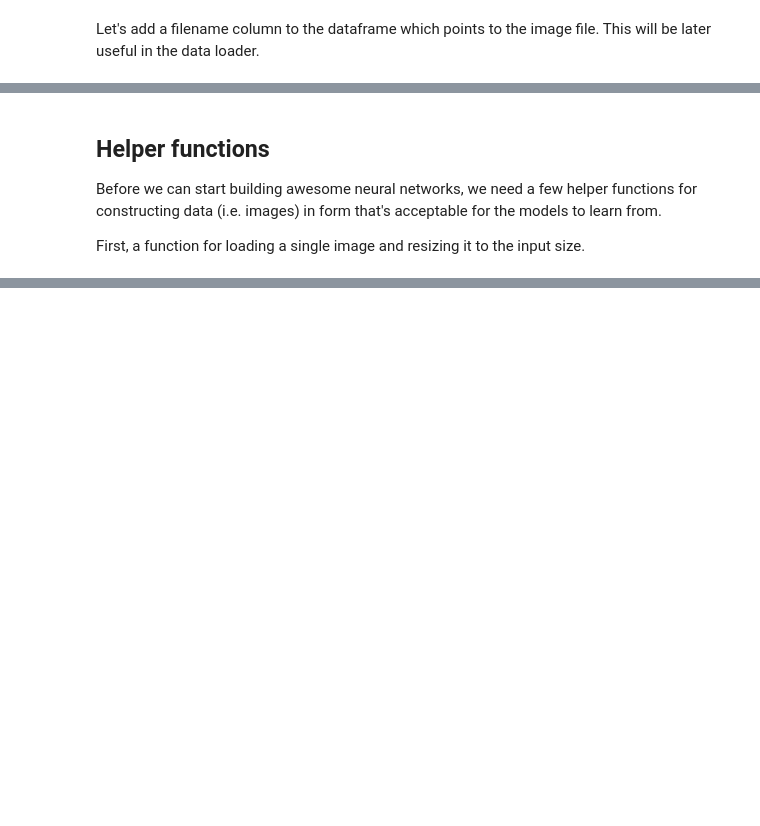
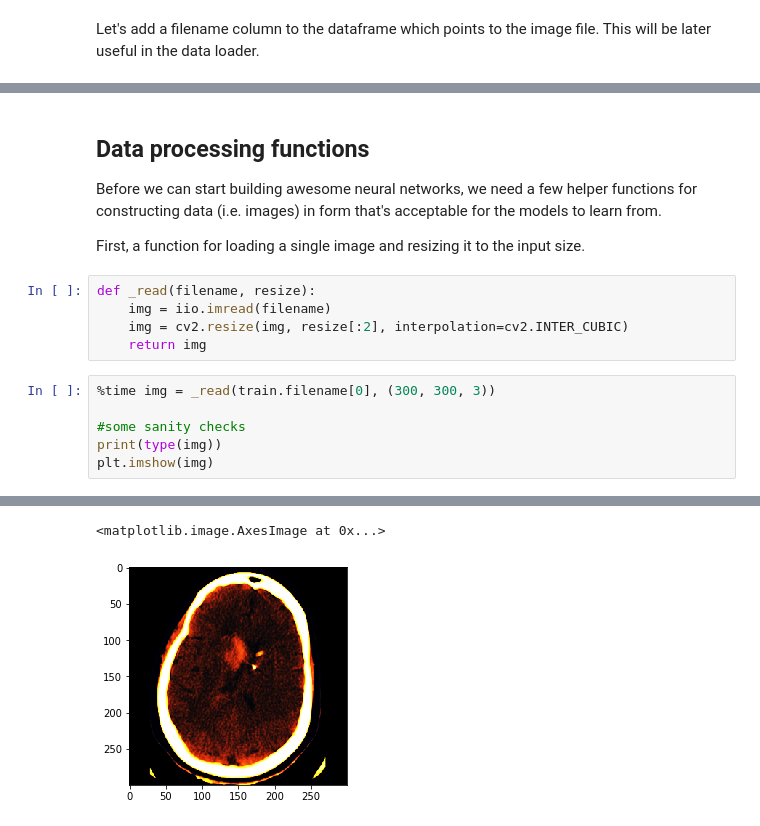
Before and after one commit to dominikklepl/Neural-Networks---Intracranial-hemorrhage-detection, a Jupyter notebook: 03_Channel_models.ipynb, the cells around one changed output, grey strips where cells are left out. Saved outputs shown, nothing was run; the diff lists cells and outputs as text; blank space fills up the shorter version.

```diff
--- a/03_Channel_models.ipynb
+++ b/03_Channel_models.ipynb
@@ -96,7 +100,19 @@ train.head(2)
 | 0 | ID_1e3b6bd54 | ID_139ecbbf | 1 | 0 | 1 | 1 | 0 | 0 | ... |
 | 1 | ID_069fe65a8 | ID_ac4691db | 1 | 0 | 0 | 1 | 0 | 0 | ... |
 # %% [markdown]
-## Helper functions
+## Data processing functions
 Before we can start building awesome neural networks, we need a few helper functions for constructing data (i.e. images) in form that's acceptable for the models to learn from.
 
 First, a function for loading a single image and resizing it to the input size.
+# %%
+def _read(filename, resize):
+    img = iio.imread(filename)
+    img = cv2.resize(img, resize[:2], interpolation=cv2.INTER_CUBIC)
+    return img
+# %%
+%time img = _read(train.filename[0], (300, 300, 3))
+
+#some sanity checks
+print(type(img))
+plt.imshow(img)
+# %% [output]
@@ -102,0 +122,2 @@ First, a function for loading a single image and resizing it to the input size.
+<matplotlib.image.AxesImage at 0x...>
+[figure, added]
```
Also changed, not shown: parts of 9 cells of this notebook.
